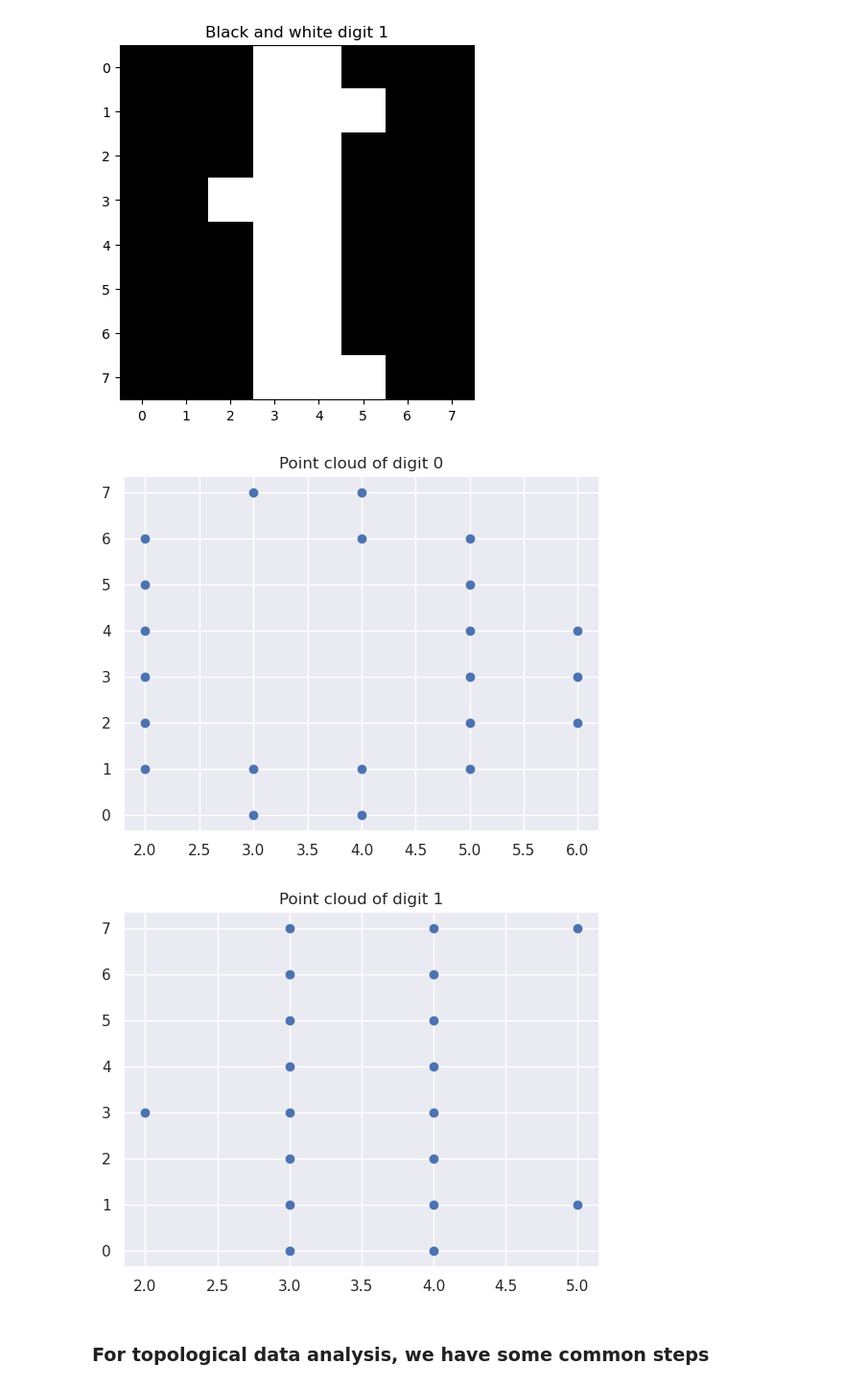
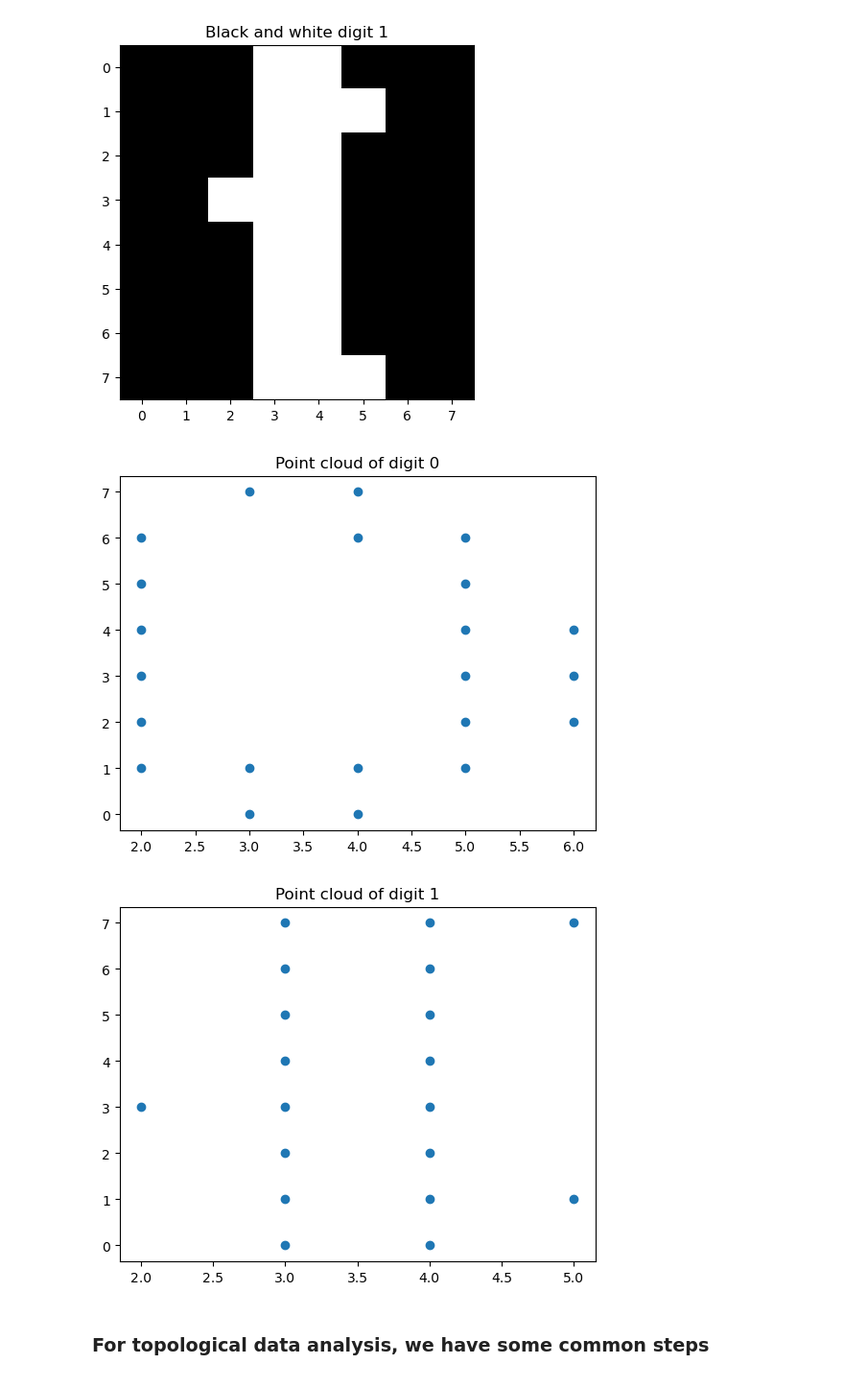
Before and after one commit to ankit27kh/QHACK2023_QTDA_QML, a Jupyter notebook: mnist_qtda_qml.ipynb, the cells around one changed output. Shown at 96% size. Saved outputs shown, nothing was run; the diff lists cells and outputs as text; code cells hidden in the pictures.

```diff
--- a/mnist_qtda_qml.ipynb
+++ b/mnist_qtda_qml.ipynb
@@ -70,30 +69,28 @@ plt.show()
 [figure]
 [figure]
 # %%
-sns.set_theme()
-
 # The pixels with value 1 are considered as vertices in a point cloud
 def make_vertices(image):
     vertices = []
     for i, row in enumerate(image):
         for j, pixel in enumerate(row):
             if pixel > 0.5:
                 vertices.append([j, i])
     return np.array(vertices)
 
 
 v0 = make_vertices(data[0])
 plt.scatter(x=v0[:, 0], y=v0[:, 1])
 plt.title("Point cloud of digit 0")
 plt.show()
 
 v1 = make_vertices(data[1])
 plt.scatter(x=v1[:, 0], y=v1[:, 1])
 plt.title("Point cloud of digit 1")
 plt.show()
 # %% [output]
-[figure, old version]
+[figure, new version]
-[figure, old version]
+[figure, new version]
 # %%
 # Make point clouds of all images
 all_vertices = np.array([make_vertices(x) for x in data], dtype=object)
```
Also changed, not shown: parts of 13 cells of this notebook, 1 other file.
